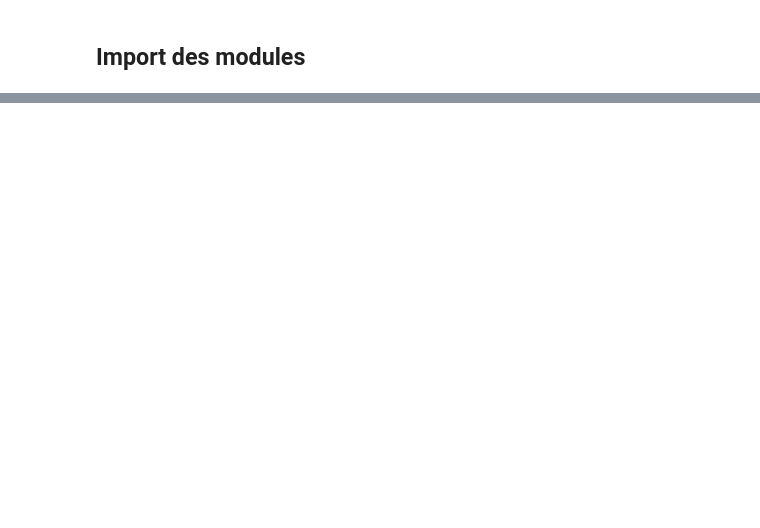
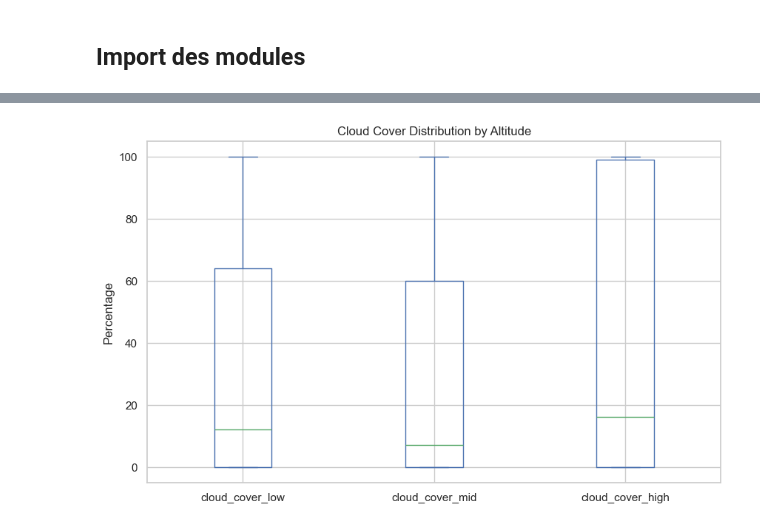
Before and after one commit to zzac/Wind-Power-Production-Forecast, a Jupyter notebook: notebooks/analysis_dataset_3.ipynb, the cells around one changed output, grey strips where cells are left out. Cells and saved outputs as stored; diff of their text form; code cells hidden in the pictures; blank space fills up the shorter version.

```diff
--- a/notebooks/analysis_dataset_3.ipynb
+++ b/notebooks/analysis_dataset_3.ipynb
@@ -31,0 +87,8 @@ None
+# %%
+cloud_cols = ['cloud_cover_low', 'cloud_cover_mid', 'cloud_cover_high']
+df_3[cloud_cols].plot(kind='box', figsize=(10, 6))
+plt.title('Cloud Cover Distribution by Altitude')
+plt.ylabel('Percentage')
+plt.show()
+# %% [output]
+[figure, added]
```
Also changed, not shown: parts of 15 cells of this notebook, 1 other file.
